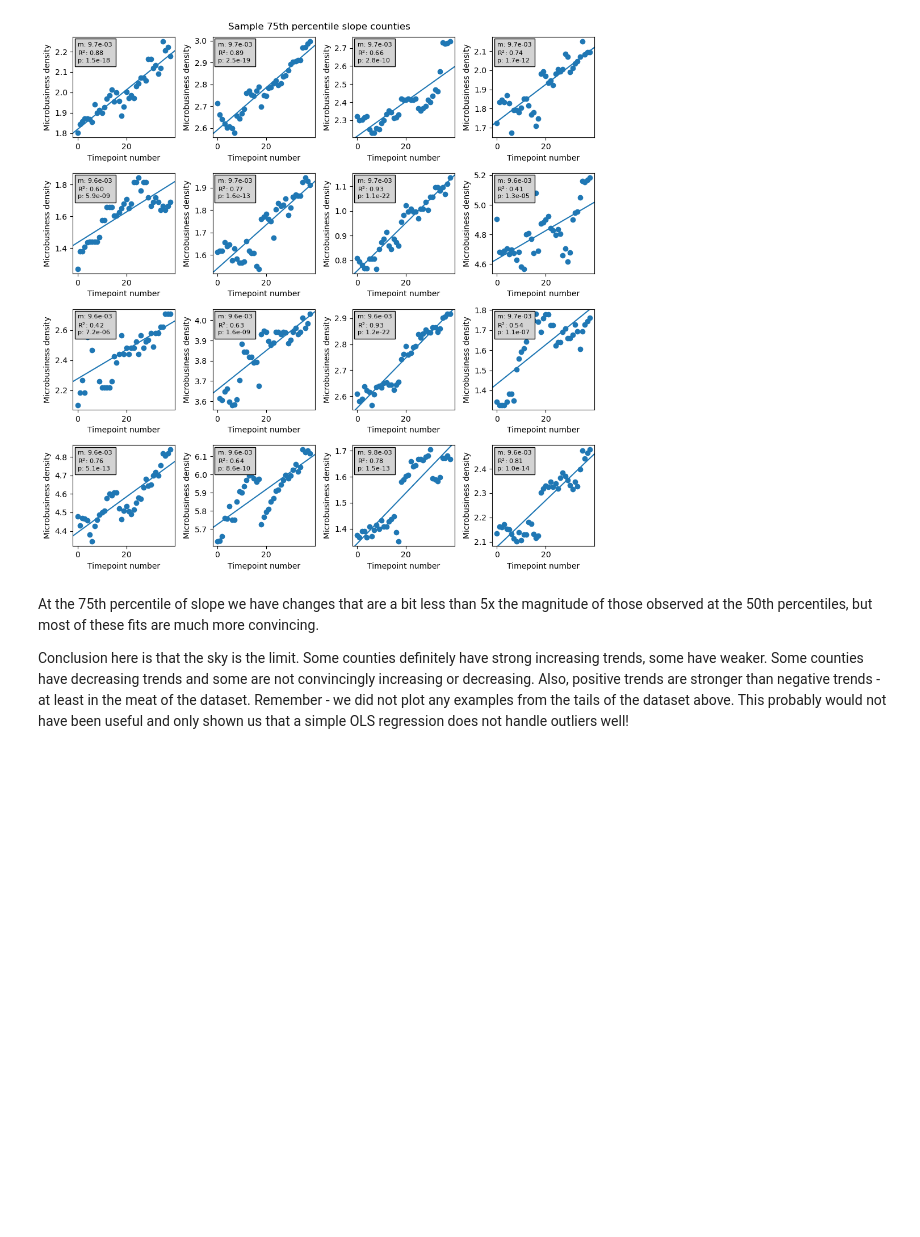
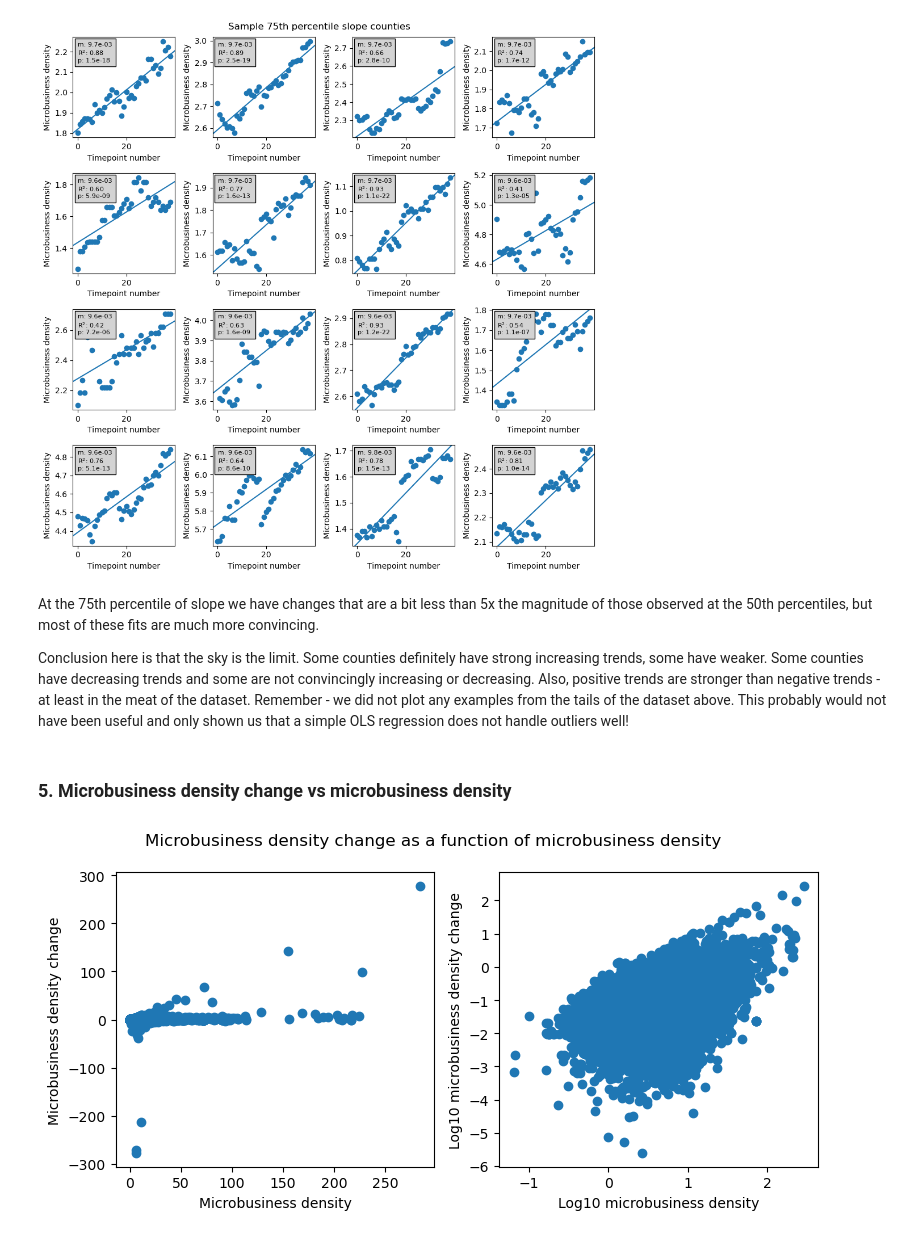
Before and after one commit to gperdrizet/kaggle_microbusiness, a Jupyter notebook: notebooks/02-training_data_exploration.ipynb, the cells around one changed output. Drawn from its saved outputs; the diff is of its cells as text; code cells hidden in the pictures; blank space fills up the shorter version.

```diff
--- a/notebooks/02-training_data_exploration.ipynb
+++ b/notebooks/02-training_data_exploration.ipynb
@@ -905,3 +912,27 @@ plt.show()
 At the 75th percentile of slope we have changes that are a bit less than 5x the magnitude of those observed at the 50th percentiles, but most of these fits are much more convincing.
 
 Conclusion here is that the sky is the limit. Some counties definitely have strong increasing trends, some have weaker. Some counties have decreasing trends and some are not convincingly increasing or decreasing. Also, positive trends are stronger than negative trends - at least in the meat of the dataset. Remember - we did not plot any examples from the tails of the dataset above. This probably would not have been useful and only shown us that a simple OLS regression does not handle outliers well!
+# %% [markdown]
+<a name="microbusiness_density_vs_change"></a>
+### 5. Microbusiness density change vs microbusiness density
+# %%
+fig, ax = plt.subplots(1, 2, figsize=(8,4))
+
+# Remove zeros so we can plot the log
+# microbusiness_density = training_df[training_df['microbusiness_density'] > 0]['microbusiness_density']
+# active = training_df[training_df['active'] > 0]['active']
+
+ax[0].scatter(training_df['microbusiness_density'], training_df['microbusiness_density_change'])
+ax[0].set_xlabel('Microbusiness density')
+ax[0].set_ylabel('Microbusiness density change')
+
+ax[1].scatter(np.log10(training_df['microbusiness_density']), np.log10(training_df['microbusiness_density_change']))
+ax[1].set_xlabel('Log10 microbusiness density')
+ax[1].set_ylabel('Log10 microbusiness density change')
+
+plt.suptitle('Microbusiness density change as a function of microbusiness density')
+
+plt.tight_layout()
+plt.show()
+# %% [output]
+[figure, added]
```
Also changed, not shown: parts of 29 cells of this notebook.
